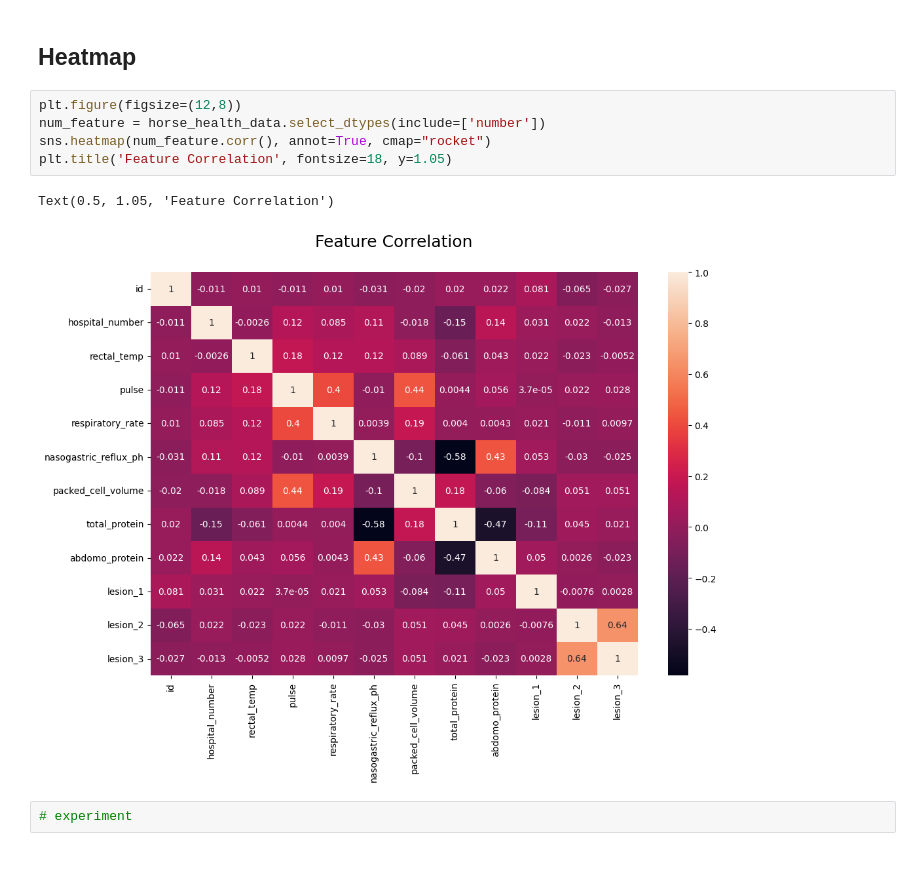
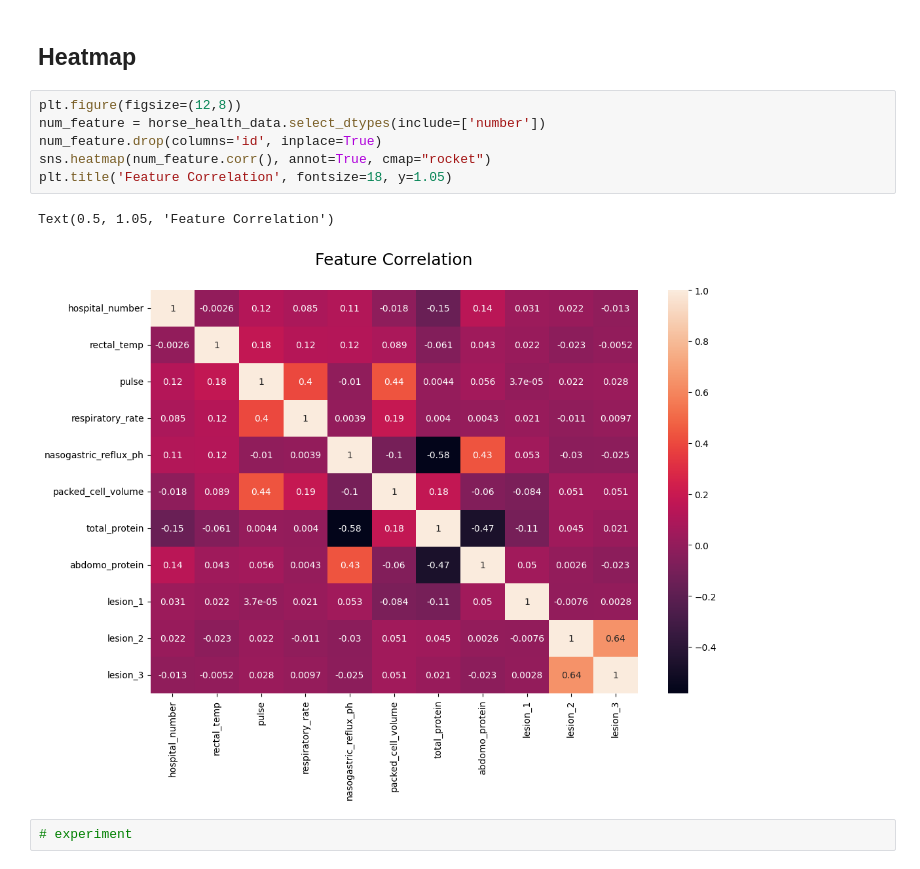
Before and after one commit to dhiiil/BCC-Prepocessing-n-EDA, a Jupyter notebook: Exploratory.ipynb, the cells around one changed output. Cells and saved outputs as stored; diff of their text form.

Commit message:
Update : more chart

```diff
--- a/Exploratory.ipynb
+++ b/Exploratory.ipynb
@@ -218,11 +285,12 @@ Text(0.5, 1.0, 'Class Distribution')
 # %%
 plt.figure(figsize=(12,8))
 num_feature = horse_health_data.select_dtypes(include=['number'])
+num_feature.drop(columns='id', inplace=True)
 sns.heatmap(num_feature.corr(), annot=True, cmap="rocket")
 plt.title('Feature Correlation', fontsize=18, y=1.05)
 # %% [output]
 Text(0.5, 1.05, 'Feature Correlation')
-[figure, old version]
+[figure, new version]
 # %%
 # experiment
 # %% [markdown]
```
Also changed, not shown: parts of 17 cells of this notebook.
